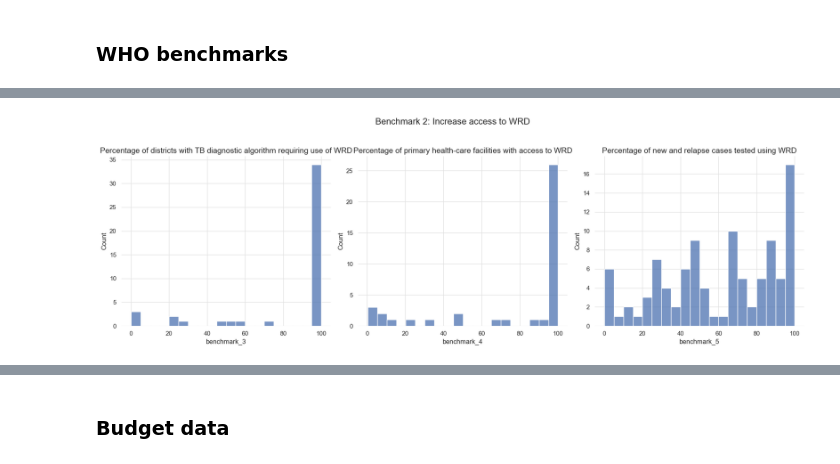
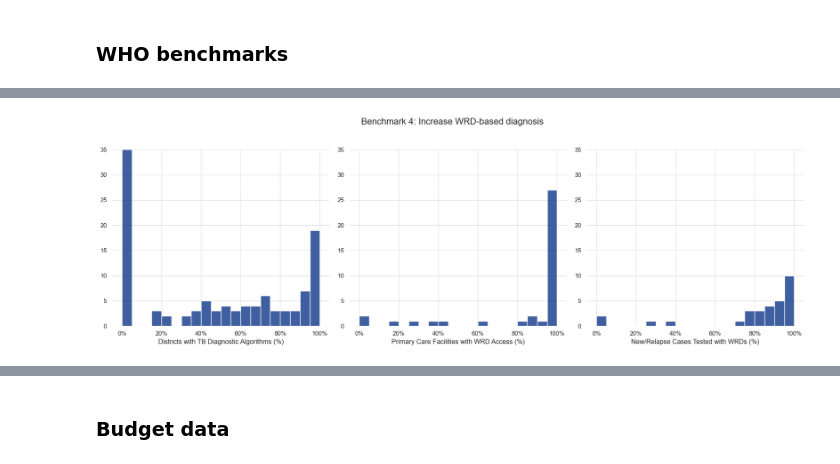
Before and after one commit to carol02r/dspp_capstone_msf, a Jupyter notebook: WHO/WHO_analysis.ipynb, the cells around one changed output, grey strips where cells are left out. Cells and saved outputs as stored; diff of their text form; code cells hidden in the pictures.

```diff
--- a/WHO/WHO_analysis.ipynb
+++ b/WHO/WHO_analysis.ipynb
@@ -788,7 +792,7 @@ benchmark = benchmark[['iso2', 'country', 'year',
     'district_wrd', 'phcf_wrd', 'phcf',
     'newinc_rdx', 'c_newinc', 'wrd_test_capacity', 'presumptive',
     'm_wrd_error_rate_lte_5pct', 'm_wrd',
-    'presumptive_wrd', 'presumptive', 'r_rlt_new', 'r_rlt_ret',
+    'presumptive_wrd',  'r_rlt_new', 'r_rlt_ret',
     'pulm_labconf_new', 'pulm_labconf_ret', 'rr_dst_rlt_fq', 'rr_new', 'rr_ret',
     'rr_fqr_bdqr_lzdr', 'rr_fqr_bdqs_lzdr', 'rr_fqr_bdqu_lzdr',
     'rr_fqr_bdqr_lzds', 'rr_fqr_bdqs_lzds', 'rr_fqr_bdqu_lzds',
@@ -799,11 +803,3 @@ benchmark = benchmark[['iso2', 'country', 'year',
 
 # Get the latest year
 year = benchmark['year'].max()
-# %%
-
-# Convert columns to numeric, forcing errors to NaN
-benchmark['wrd_test_capacity'] = pd.to_numeric(benchmark['wrd_test_capacity'], errors='coerce')
-benchmark['presumptive'] = pd.to_numeric(benchmark['presumptive'], errors='coerce')
-
-# Calculate benchmark_6
-benchmark['benchmark_6'] = (benchmark['wrd_test_capacity'] / benchmark['presumptive']) * 100
@@ -833,10 +822,11 @@ benchmark['benchmark_4'] = (benchmark['phcf_wrd'] / benchmark['phcf']) * 100 # u
 
 benchmark['benchmark_5'] = (benchmark['newinc_rdx'] / benchmark['c_newinc']) * 100 # useful
 
+benchmark['benchmark_6'] = (benchmark['wrd_test_capacity'] / benchmark['presumptive']) * 100
 
 benchmark['benchmark_7'] = (benchmark['m_wrd_error_rate_lte_5pct'] / benchmark['m_wrd']) * 100
 
-#benchmark['benchmark_8'] = (benchmark['presumptive_wrd'] / benchmark['presumptive']) * 100
+benchmark['benchmark_8'] = (benchmark['presumptive_wrd'] / benchmark['presumptive']) * 100
 
 benchmark['benchmark_9A'] = (benchmark[['r_rlt_new', 'r_rlt_ret']].sum(axis=1) / benchmark[['pulm_labconf_new', 'pulm_labconf_ret']].sum(axis=1)) * 100
 
@@ -854,21 +900,34 @@ benchmark['benchmark_12'] = (benchmark['m_wrd_tat_lt_48h'] / benchmark['m_wrd'])
 # %%
 fig, axes = plt.subplots(1, 3, figsize=(18, 6))
 
+# Define a common y-axis limit
+y_limit = 35
+
 # Plot benchmark_3
-sns.histplot(benchmark['benchmark_3'], bins=20, ax=axes[0])
-axes[0].set_title('Percentage of districts with TB diagnostic algorithm requiring use of WRD')
+sns.histplot(benchmark['benchmark_10'], bins=20, ax=axes[0], color='#002a80')
+axes[0].set_xlabel('Districts with TB Diagnostic Algorithms (%)')
+axes[0].set_ylabel('')  # Remove y-axis label
+axes[0].set_ylim(0, y_limit)  # Set y-axis limit
+axes[0].xaxis.set_major_formatter(plt.FuncFormatter(lambda x, _: f'{x:.0f}%'))  # Add % to x-axis
 
 # Plot benchmark_4
-sns.histplot(benchmark['benchmark_4'], bins=20, ax=axes[1])
-axes[1].set_title('Percentage of primary health-care facilities with access to WRD')
+sns.histplot(benchmark['benchmark_11'], bins=20, ax=axes[1], color='#002a80')
+axes[1].set_xlabel('Primary Care Facilities with WRD Access (%)')
+axes[1].set_ylabel('')  # Remove y-axis label
+axes[1].set_ylim(0, y_limit)  # Set y-axis limit
+axes[1].xaxis.set_major_formatter(plt.FuncFormatter(lambda x, _: f'{x:.0f}%'))  # Add % to x-axis
 
 # Plot benchmark_5
-sns.histplot(benchmark['benchmark_5'], bins=20, ax=axes[2])
-axes[2].set_title('Percentage of new and relapse cases tested using WRD')
+sns.histplot(benchmark['benchmark_12'], bins=20, ax=axes[2], color='#002a80')
+axes[2].set_xlabel('New/Relapse Cases Tested with WRDs (%)')
+axes[2].set_ylabel('')  # Remove y-axis label
+axes[2].set_ylim(0, y_limit)  # Set y-axis limit
+axes[2].xaxis.set_major_formatter(plt.FuncFormatter(lambda x, _: f'{x:.0f}%'))  # Add % to x-axis
+
 
 # Adjust layout for better spacing
-plt.suptitle('Benchmark 2: Increase access to WRD', fontsize=16)
+plt.suptitle('Benchmark 4: Increase WRD-based diagnosis', fontsize=16)
 plt.tight_layout(rect=[0, 0, 1, 0.95])
 plt.show()
 # %% [output]
-[figure, old version]
+[figure, new version]
```
Also changed, not shown: parts of 9 cells of this notebook, 2 other files.
